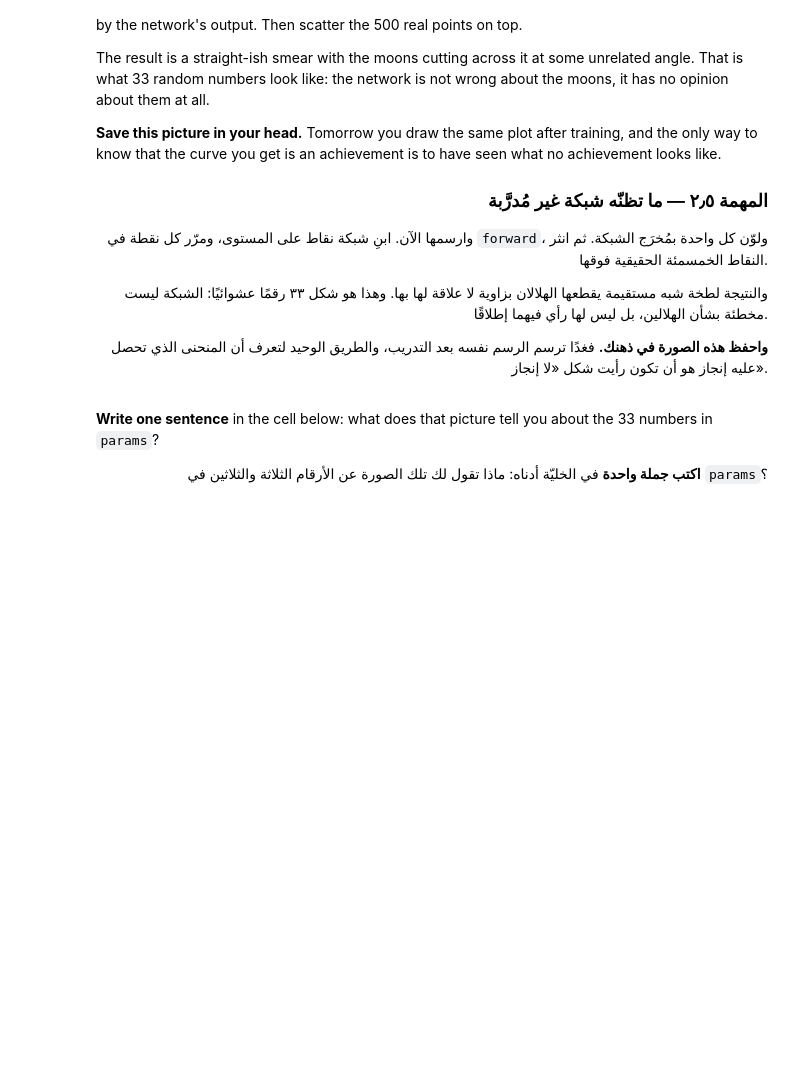
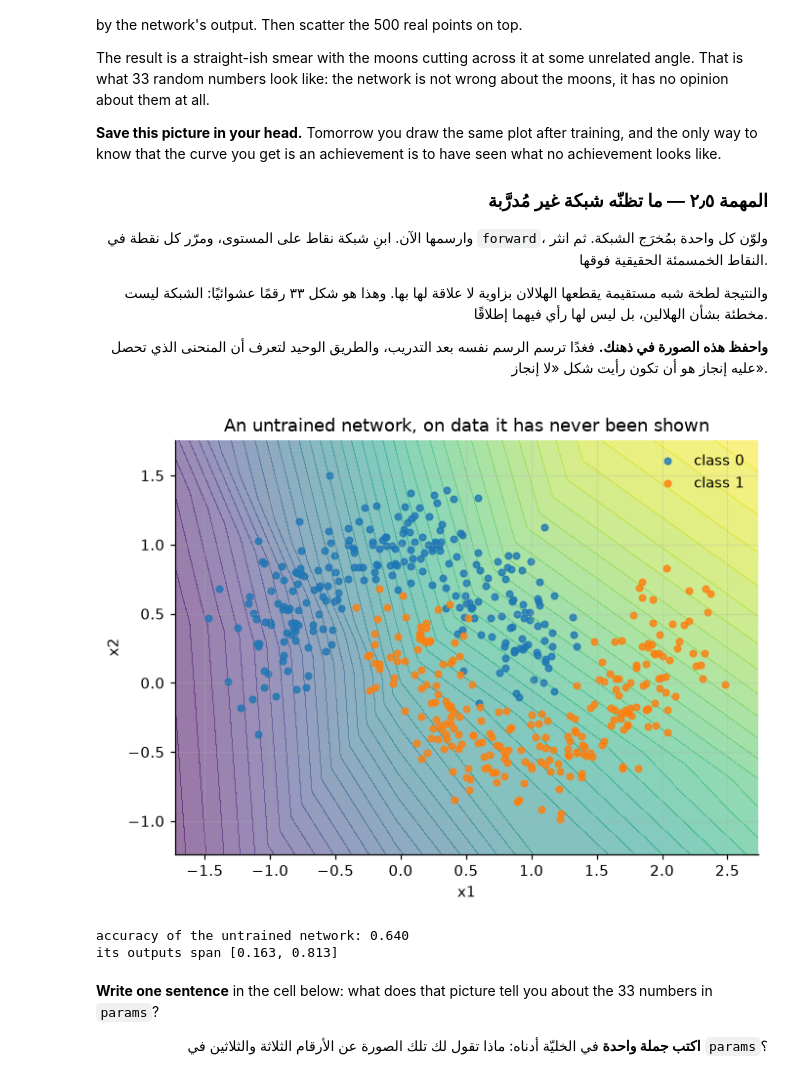
Before and after one commit to 0xRush/AIEP_Olo_student, a Jupyter notebook: week_3_neural_networks/labs/D2_forward_pass/D2_forward_pass_blank.ipynb, the cells around one changed output. Drawn from its saved outputs; the diff is of its cells as text; code cells hidden in the pictures; blank space fills up the shorter version.

```diff
--- a/week_3_neural_networks/labs/D2_forward_pass/D2_forward_pass_blank.ipynb
+++ b/week_3_neural_networks/labs/D2_forward_pass/D2_forward_pass_blank.ipynb
@@ -706,3 +736,55 @@ print(f"its outputs span [{untrained_output.min():.3f}, "
+# %%
+# ────────────────────────────────────────────────────────────────────
+# 1) np.meshgrid over the x1 and x2 ranges, with a margin so the boundary is not
+#    cut off at the edge of the data. 200 points per axis is plenty.
+# 2) Stack the grid into an (n, 2) array with .ravel() and np.column_stack, run
+#    forward on it once, then reshape the output back to the grid's shape.
+# 3) contourf for the surface, then scatter the real points by class on top.
+# 4) Wrap it in a function — you will call it again tomorrow on a trained network.
+# Search: "matplotlib decision boundary meshgrid contourf"
+# https://matplotlib.org/stable/api/_as_gen/matplotlib.pyplot.contourf.html
+#
+# ١) `np.meshgrid` على مدى `x1` و`x2` مع هامش كي لا يُقطع الحدّ عند حافة البيانات.
+#    ومئتا نقطة لكل محور تكفي.
+# ٢) رصّ الشبكة في مصفوفة `(n, 2)` بـ `.ravel()` و`np.column_stack`، ومرّرها في
+#    `forward` مرة واحدة، ثم أعِد تشكيل المُخرَج إلى شكل الشبكة.
+# ٣) `contourf` للسطح، ثم انثر النقاط الحقيقية فوقه مصنّفةً بفئتها.
+# ٤) لُفَّها في دالة — فستناديها غدًا على شبكة مُدرَّبة.
+# ابحث عن: "matplotlib decision boundary meshgrid contourf"
+# ────────────────────────────────────────────────────────────────────
+
+# TODO: Write plot_boundary(params, title): grid, forward, contourf, scatter.
+# مهمة: اكتب `plot_boundary(params, title)`: شبكة نقاط، ثم `forward`، ثم `contourf`، ثم نثر.
+
+def plot_boundary(params, title):
+    margin = 0.25
+    x1 = np.linspace(X[:, 0].min() - margin, X[:, 0].max() + margin, 200)
+    x2 = np.linspace(X[:, 1].min() - margin, X[:, 1].max() + margin, 200)
+    x1_grid, x2_grid = np.meshgrid(x1, x2)
+    grid = np.column_stack((x1_grid.ravel(), x2_grid.ravel()))
+    grid_output, _ = forward(params, grid)
+    surface = grid_output.reshape(x1_grid.shape)
+    fig, ax = plt.subplots(figsize=(7, 5))
+    ax.contourf(x1_grid, x2_grid, surface, levels=50, alpha=0.55)
+    for label in (0, 1):
+        mask = y.ravel() == label
+        ax.scatter(X[mask, 0], X[mask, 1], s=18, alpha=0.8, label=f"class {label}")
+    ax.set_title(title)
+    ax.set_xlabel("x1")
+    ax.set_ylabel("x2")
+    ax.legend()
+
+plot_boundary(params, "An untrained network, on data it has never been shown")
+plt.show()
+untrained_output, _ = forward(params, X)
+untrained_accuracy = ((untrained_output > 0.5).astype(int) == y).mean()
+print(f"accuracy of the untrained network: {untrained_accuracy:.3f}")
+print(f"its outputs span [{untrained_output.min():.3f}, "
+      f"{untrained_output.max():.3f}]")
+# %% [output]
+[figure, added]
+accuracy of the untrained network: 0.640
+its outputs span [0.163, 0.813]
 # %% [markdown]
 **Write one sentence** in the cell below: what does that picture tell you about the 33 numbers in
 `params`?
```
Also changed, not shown: parts of 34 cells of this notebook.
